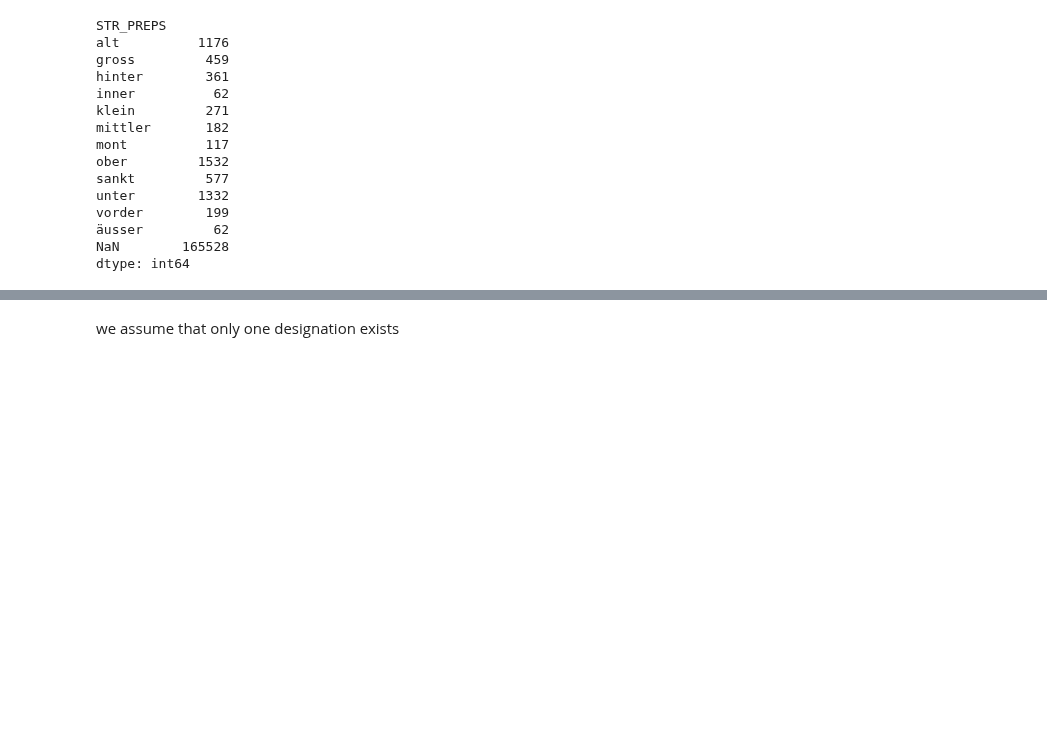
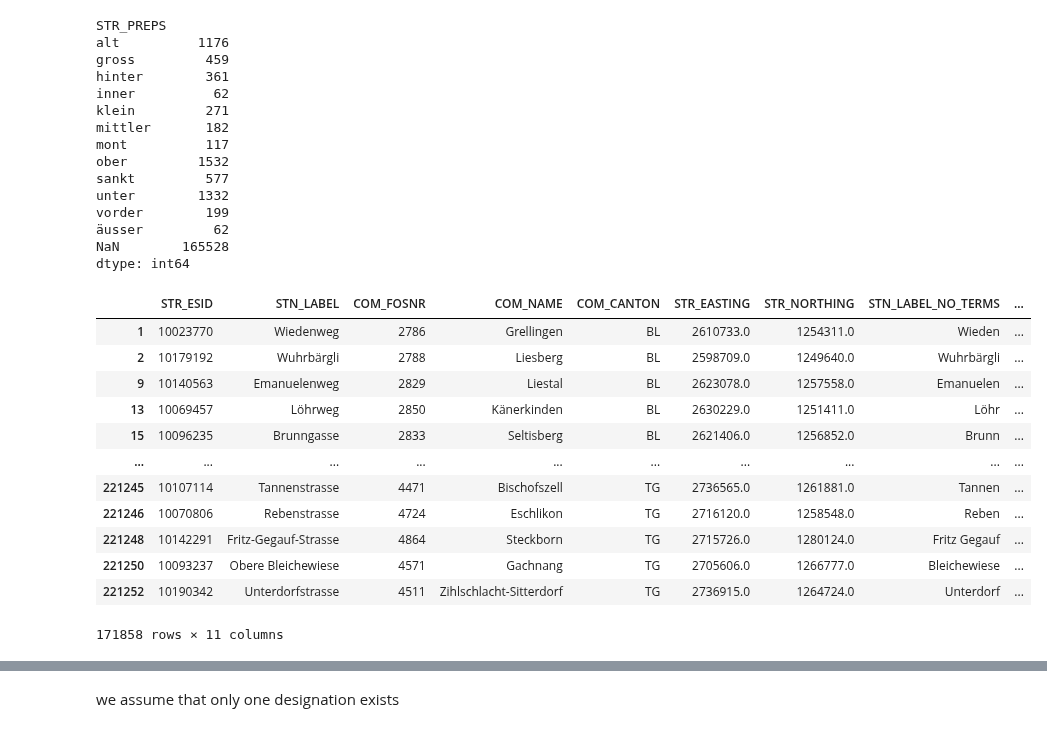
Before and after one commit to CaptainInler/cassda-zertifikatsarbeit, a Jupyter notebook: Datapreparation/Extract_street_terms_from_street_names.ipynb, the cells around one changed output, grey strips where cells are left out. Drawn from its saved outputs; the diff is of its cells as text; code cells hidden in the pictures; blank space fills up the shorter version.

```diff
--- a/Datapreparation/Extract_street_terms_from_street_names.ipynb
+++ b/Datapreparation/Extract_street_terms_from_street_names.ipynb
@@ -271,3 +271,21 @@ vorder        199
 äusser         62
 NaN        165528
 dtype: int64
+# %%
+i = 'Wuhr'
+streetnames.loc[streetnames['STN_LABEL_NO_TERMS'].str.startswith(i), 'test'] = i
+streetnames
+# %% [output]
+|  | STR_ESID | STN_LABEL | COM_FOSNR | COM_NAME | COM_CANTON | STR_EASTING | STR_NORTHING | STN_LABEL_NO_TERMS | ... |
+| 1 | 10023770 | Wiedenweg | 2786 | Grellingen | BL | 2610733.0 | 1254311.0 | Wieden | ... |
+| 2 | 10179192 | Wuhrbärgli | 2788 | Liesberg | BL | 2598709.0 | 1249640.0 | Wuhrbärgli | ... |
+| 9 | 10140563 | Emanuelenweg | 2829 | Liestal | BL | 2623078.0 | 1257558.0 | Emanuelen | ... |
+| 13 | 10069457 | Löhrweg | 2850 | Känerkinden | BL | 2630229.0 | 1251411.0 | Löhr | ... |
+| 15 | 10096235 | Brunngasse | 2833 | Seltisberg | BL | 2621406.0 | 1256852.0 | Brunn | ... |
+| ... | ... | ... | ... | ... | ... | ... | ... | ... | ... |
+| 221245 | 10107114 | Tannenstrasse | 4471 | Bischofszell | TG | 2736565.0 | 1261881.0 | Tannen | ... |
+| 221246 | 10070806 | Rebenstrasse | 4724 | Eschlikon | TG | 2716120.0 | 1258548.0 | Reben | ... |
+| 221248 | 10142291 | Fritz-Gegauf-Strasse | 4864 | Steckborn | TG | 2715726.0 | 1280124.0 | Fritz Gegauf | ... |
+| 221250 | 10093237 | Obere Bleichewiese | 4571 | Gachnang | TG | 2705606.0 | 1266777.0 | Bleichewiese | ... |
+| 221252 | 10190342 | Unterdorfstrasse | 4511 | Zihlschlacht-Sitterdorf | TG | 2736915.0 | 1264724.0 | Unterdorf | ... |
+171858 rows × 11 columns
```
Also changed, not shown: parts of 5 cells of this notebook, 1 other file.
